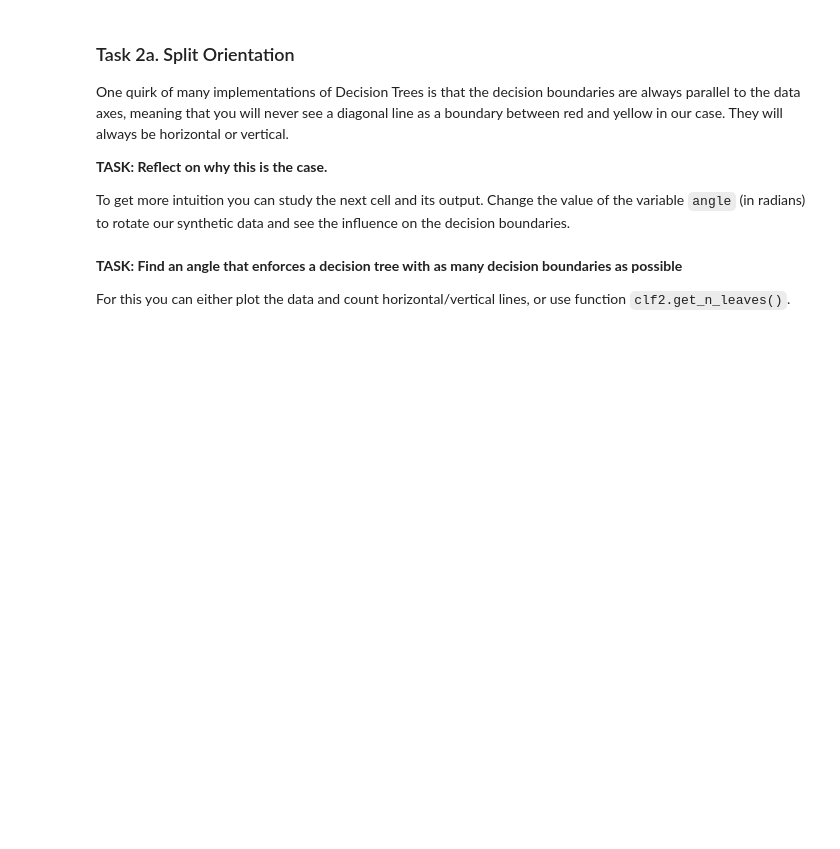
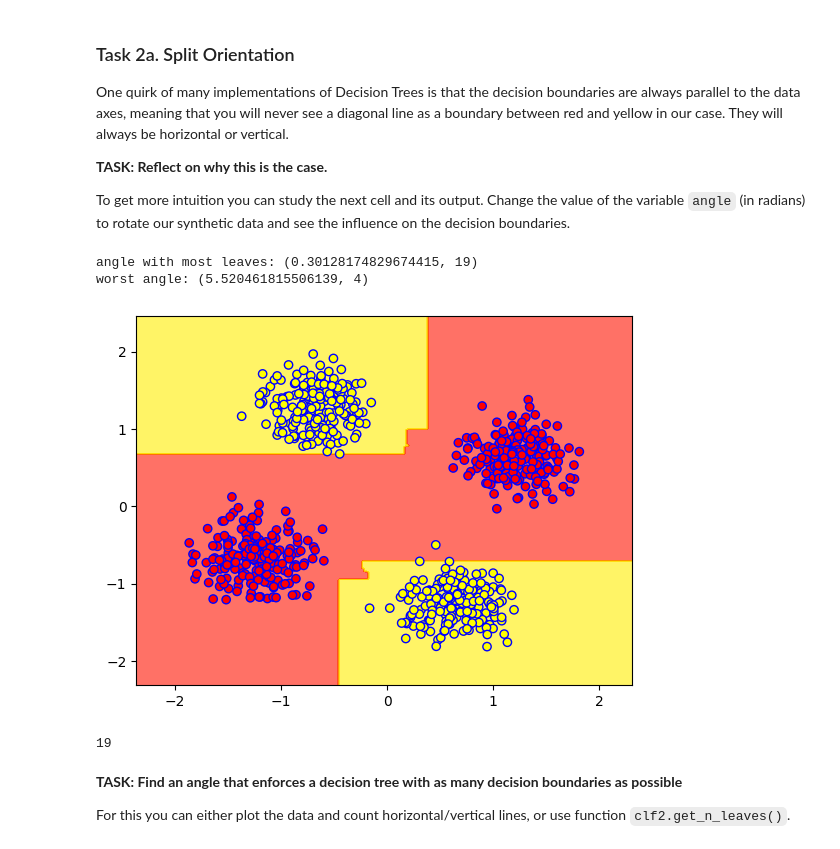
Before and after one commit to marcvonrohr/mldm_hs22, a Jupyter notebook: labs/L07_Decision_Trees_LAB_ASSIGNMENT.ipynb, the cells around one changed output. Drawn from its saved outputs; the diff is of its cells as text; code cells hidden in the pictures; blank space fills up the shorter version.

```diff
--- a/labs/L07_Decision_Trees_LAB_ASSIGNMENT.ipynb
+++ b/labs/L07_Decision_Trees_LAB_ASSIGNMENT.ipynb
@@ -217,39 +217,44 @@ To get more intuition you can study the next cell and its output. Change the val
 import numpy as np
 
 # test all angles for 0 to PI
-angles = np.linspace(0,np.pi,100000)  # to be changed
+angles = np.linspace(0,2*np.pi,100000)  # to be changed
 leaves = []
 
 for angle in angles:
     rot = np.array([
         [np.cos(angle), -np.sin(angle)],
         [np.sin(angle), np.cos(angle)],
     ])
     X_rot = X @ rot
 
     clf2 = DecisionTreeClassifier()
     clf2.fit(X_rot, y)
     leaves.append((angle,clf2.get_n_leaves()))
 
 leaves.sort(key=lambda angle_leave: angle_leave[1],reverse=True)
 
 print("angle with most leaves: " + str(leaves[0]))
 print("worst angle: " + str(leaves[len(leaves)-1]))
 
 
 angle = leaves[0][0]
 
 rot = np.array([
     [np.cos(angle), -np.sin(angle)],
     [np.sin(angle), np.cos(angle)],
 ])
 X_rot = X @ rot
 
 clf2 = DecisionTreeClassifier()
 clf2.fit(X_rot, y)
 plot_decision_boundaries(clf2, X_rot, y)
 
 print(clf2.get_n_leaves())
+# %% [output]
+angle with most leaves: (0.30128174829674415, 19)
+worst angle: (5.520461815506139, 4)
+[figure, added]
+19
 # %% [markdown]
 **TASK: Find an angle that enforces a decision tree with as many decision boundaries as possible**
 
```
